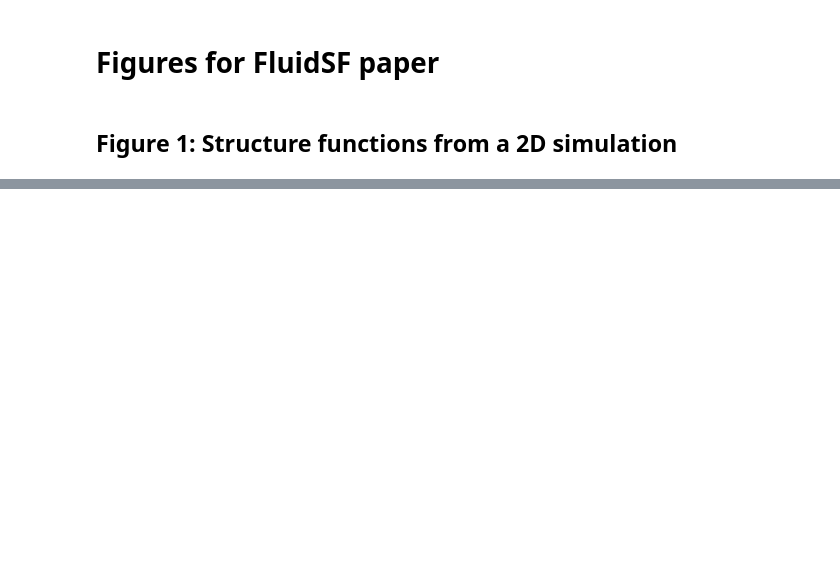
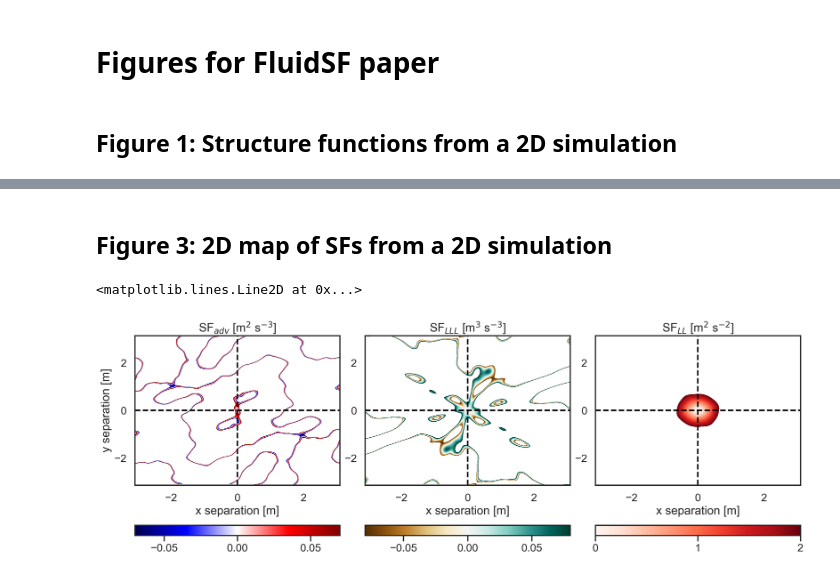
Before and after one commit to cassidymwagner/fluidsf, a Jupyter notebook: paper/analysis_code/figures.ipynb, the cells around one changed output, grey strips where cells are left out. Drawn from its saved outputs; the diff is of its cells as text; code cells hidden in the pictures; blank space fills up the shorter version.

```diff
--- a/paper/analysis_code/figures.ipynb
+++ b/paper/analysis_code/figures.ipynb
@@ -33,0 +182,2 @@ ValueError: too many values to unpack (expected 2)
+# %% [markdown]
+## Figure 3: 2D map of SFs from a 2D simulation
@@ -33,0 +188,63 @@ ValueError: too many values to unpack (expected 2)
+# %%
+TwoD_map_x_separations = np.append(
+    -np.flip(sf_maps["x_separations"]), sf_maps["x_separations"], axis=0
+)
+TwoD_map_y_separations = np.append(
+    -np.flip(sf_maps["y_separations"]), sf_maps["y_separations"], axis=0
+)
+TwoD_map_advective_SF = np.append(
+    np.flip(sf_maps["SF_advection_velocity_xy"]),
+    sf_maps["SF_advection_velocity_xy"],
+    axis=0,
+)
+TwoD_map_LL_SF = np.append(
+    np.flip(sf_maps["SF_LL_xy"]), sf_maps["SF_LL_xy"], axis=0
+)
+TwoD_map_LLL_SF = np.append(
+    np.flip(sf_maps["SF_LLL_xy"]), sf_maps["SF_LLL_xy"], axis=0
+)
+# %%
+fig, axs = plt.subplots(1,3, figsize=(15,5), layout='constrained')
+
+Advective = axs[0].contourf(TwoD_map_x_separations,
+            TwoD_map_y_separations,
+            TwoD_map_advective_SF,
+            levels=np.linspace(-0.07, 0.07, 1001),
+                            cmap=plt.cm.seismic)
+axs[0].set_xlabel('x separation [m]')
+axs[0].set_ylabel('y separation [m]')
+axs[0].set_title('SF$_{adv}$ [m$^2$ s$^{-3}$]')
+
+cbar = fig.colorbar(Advective, ax=axs[0], location='bottom')
+cbar.set_ticks([-0.05, 0, 0.05])
+axs[0].axhline(0, color='black', linestyle='--')
+axs[0].axvline(0, color='black', linestyle='--')
+
+LLL = axs[1].contourf(TwoD_map_x_separations,
+            TwoD_map_y_separations,
+            TwoD_map_LLL_SF,
+            levels=np.linspace(-0.08, 0.08, 1001),
+                            cmap=plt.cm.BrBG)
+axs[1].set_xlabel('x separation [m]')
+axs[1].set_title('SF$_{LLL}$ [m$^3$ s$^{-3}$]')
+
+cbar = fig.colorbar(LLL, ax=axs[1], location='bottom')
+cbar.set_ticks([-0.05, 0, 0.05])
+axs[1].axhline(0, color='black', linestyle='--')
+axs[1].axvline(0, color='black', linestyle='--')
+
+LL = axs[2].contourf(TwoD_map_x_separations,
+            TwoD_map_y_separations,
+            TwoD_map_LL_SF,
+            levels=np.linspace(0, 2, 1001),
+                            cmap=plt.cm.Reds)
+axs[2].set_xlabel('x separation [m]')
+axs[2].set_title('SF$_{LL}$ [m$^2$ s$^{-2}$]')
+
+cbar = fig.colorbar(LL, ax=axs[2], location='bottom')
+cbar.set_ticks([0, 1, 2])
+axs[2].axhline(0, color='black', linestyle='--')
+axs[2].axvline(0, color='black', linestyle='--')
+# %% [output]
+<matplotlib.lines.Line2D at 0x...>
+[figure, added]
```
Also changed, not shown: parts of 8 cells of this notebook.
